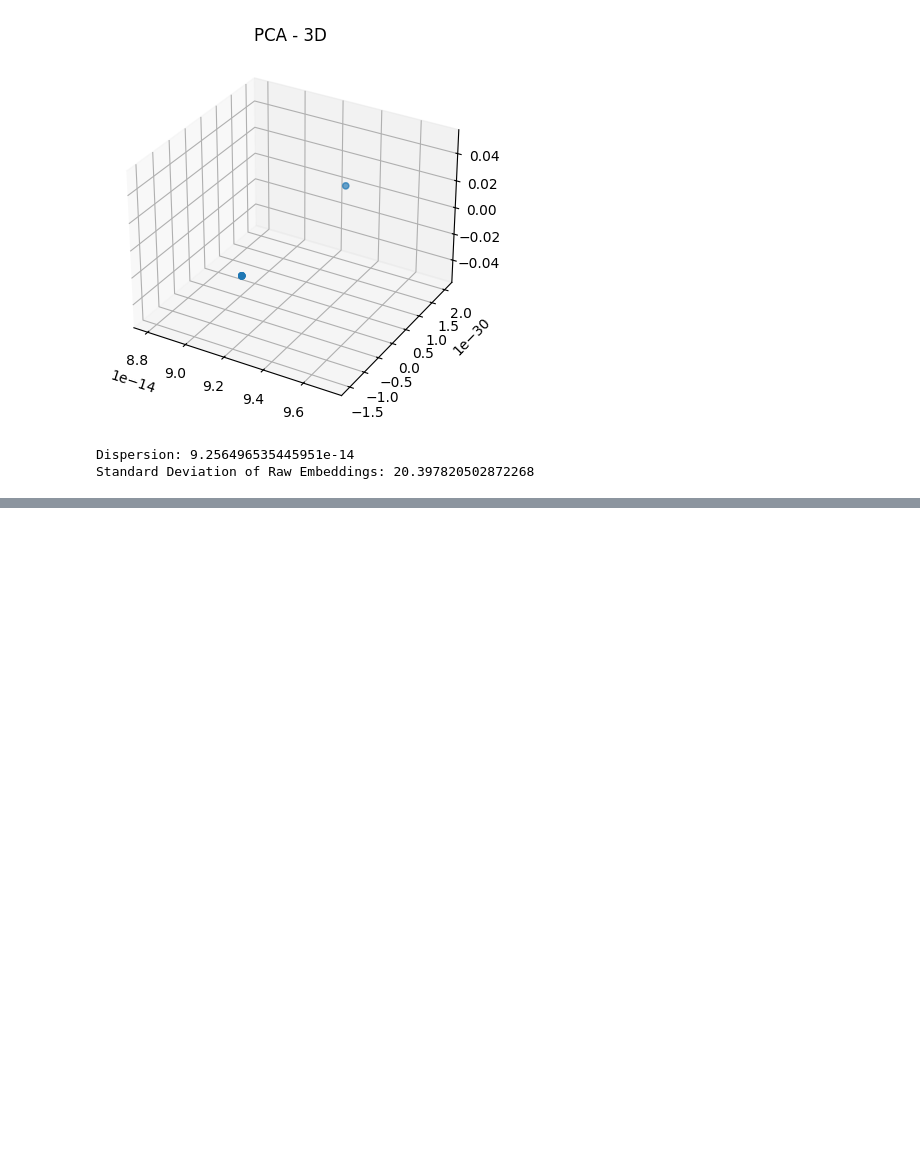
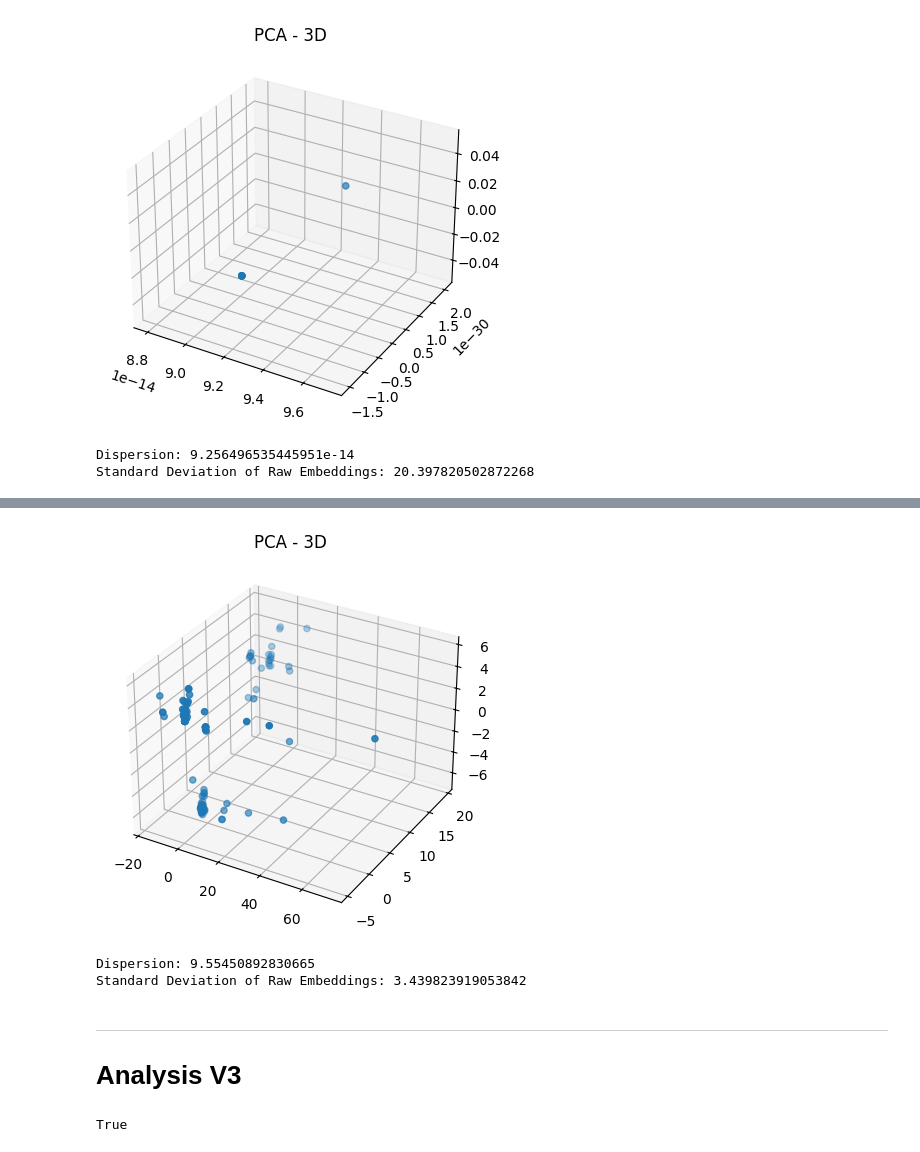
Before and after one commit to Stark16/Hypothesis_Generation_Active_Learning, a Jupyter notebook: context_embd_analysis.ipynb, the cells around one changed output, grey strips where cells are left out. Saved outputs shown, nothing was run; the diff lists cells and outputs as text; code cells hidden in the pictures; blank space fills up the shorter version.

```diff
--- a/context_embd_analysis.ipynb
+++ b/context_embd_analysis.ipynb
@@ -146,0 +190,36 @@ Standard Deviation of Raw Embeddings: 20.397820502872268
+# %%
+pca_3d = PCA(n_components=3)
+reduced_3d = pca_3d.fit_transform(raw_embedding_space)
+fig = plt.figure()
+ax = fig.add_subplot(111, projection='3d')
+ax.scatter(reduced_3d[:, 0], reduced_3d[:, 1], reduced_3d[:, 2])
+ax.set_title("PCA - 3D")
+plt.show()
+# %% [output]
+[figure, added]
+# %%
+# Calculating dispersion std, and std accross dimensions-
+centroid = np.mean(raw_embedding_space, axis=0)
+
+distances = np.linalg.norm(raw_embedding_space - centroid, axis=1)
+dispersion = np.mean(distances)
+
+print(f"Dispersion: {dispersion}")
+
+std_dev = np.std(raw_embedding_space)
+print(f"Standard Deviation of Raw Embeddings: {std_dev}")
+# %% [output]
+Dispersion: 9.55450892830665
+Standard Deviation of Raw Embeddings: 3.439823919053842
+# %% [markdown]
+---
+# Analysis V3
+# %%
+# Setting up path variables
+PATH3_output_dir = "/home/ppathak2/Hypothesis_Generation_Active_Learning/output_trees"
+domain = 'material science'
+topic = 'heat coefficient_[50]_20'
+PATH3_contex_forest = os.path.join(PATH3_output_dir, domain, topic)
+os.path.isdir(PATH3_contex_forest)
+# %% [output]
+True
```
Also changed, not shown: parts of 13 cells of this notebook.
